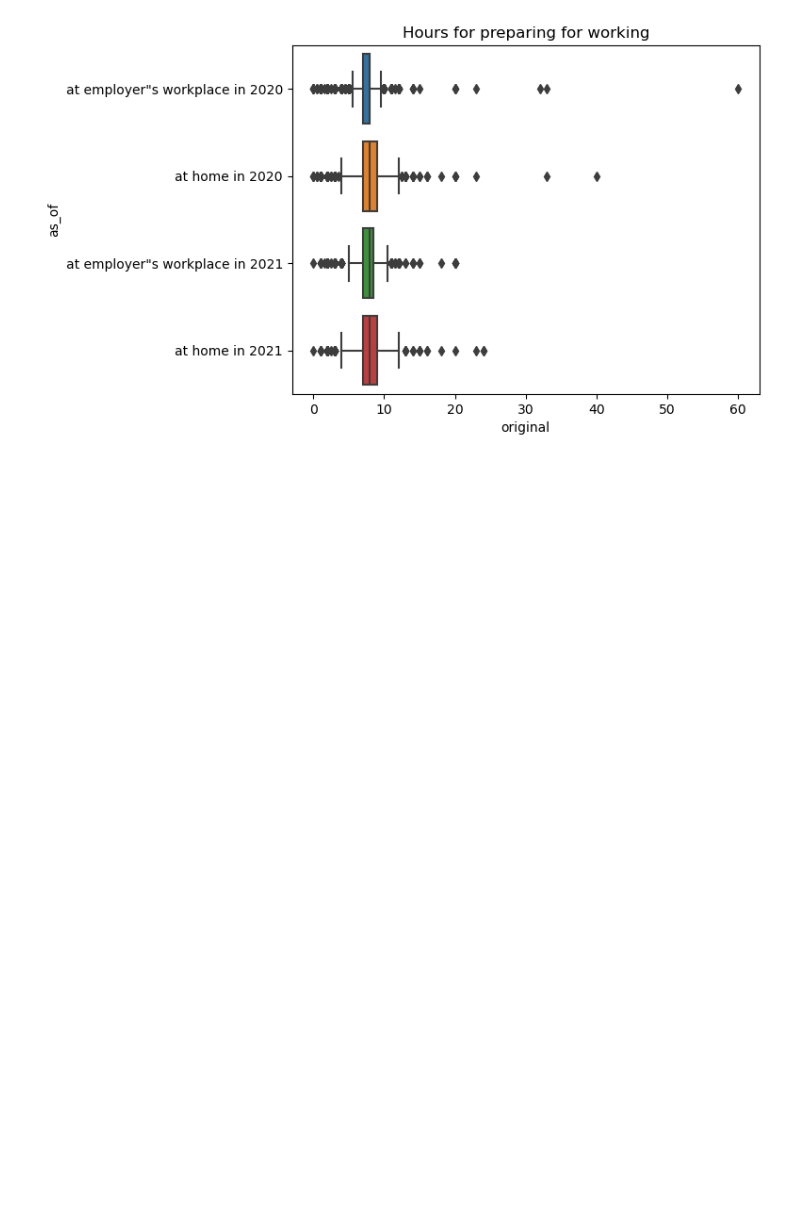
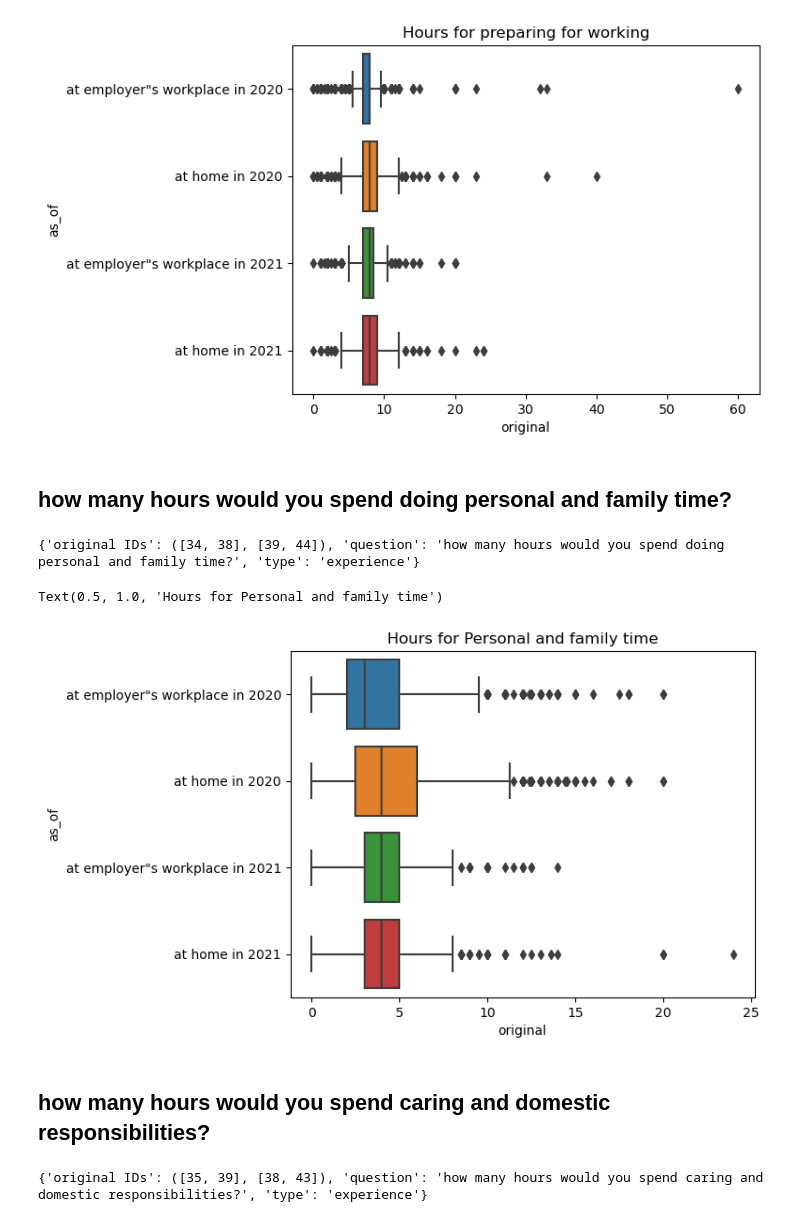
Before and after one commit to ry00iimura/MSDS_DSC672, a Jupyter notebook: EDA.ipynb, the cells around one changed output. Drawn from its saved outputs; the diff is of its cells as text; code cells hidden in the pictures; blank space fills up the shorter version.

```diff
--- a/EDA.ipynb
+++ b/EDA.ipynb
@@ -560,3 +560,27 @@ plt.title('Hours for preparing for working')
 # %% [output]
 Text(0.5, 1.0, 'Hours for preparing for working')
 [figure]
+# %% [markdown]
+## how many hours would you spend doing personal and family time?
+# %%
+q_info = q.get_q_info(26)
+question_list = q.get_questions()
+result_list = q.get_result(question_list)
+# %% [output]
+{'original IDs': ([34, 38], [39, 44]), 'question': 'how many hours would you spend doing personal and family time?', 'type': 'experience'}
+# %%
+experience_q26 = pd.concat([q.unstack_df(result_list[0],['at employer"s workplace in 2020','at home in 2020']),q.unstack_df(result_list[1],['at employer"s workplace in 2021','at home in 2021'])])
+# %%
+sns.boxplot(experience_q26,y = 'as_of', x = 'original')
+plt.title('Hours for Personal and family time')
+# %% [output]
+Text(0.5, 1.0, 'Hours for Personal and family time')
+[figure, added]
+# %% [markdown]
+## how many hours would you spend caring and domestic responsibilities?
+# %%
+q_info = q.get_q_info(27)
+question_list = q.get_questions()
+result_list = q.get_result(question_list)
+# %% [output]
+{'original IDs': ([35, 39], [38, 43]), 'question': 'how many hours would you spend caring and domestic responsibilities?', 'type': 'experience'}
```
Also changed, not shown: parts of 20 cells of this notebook.
